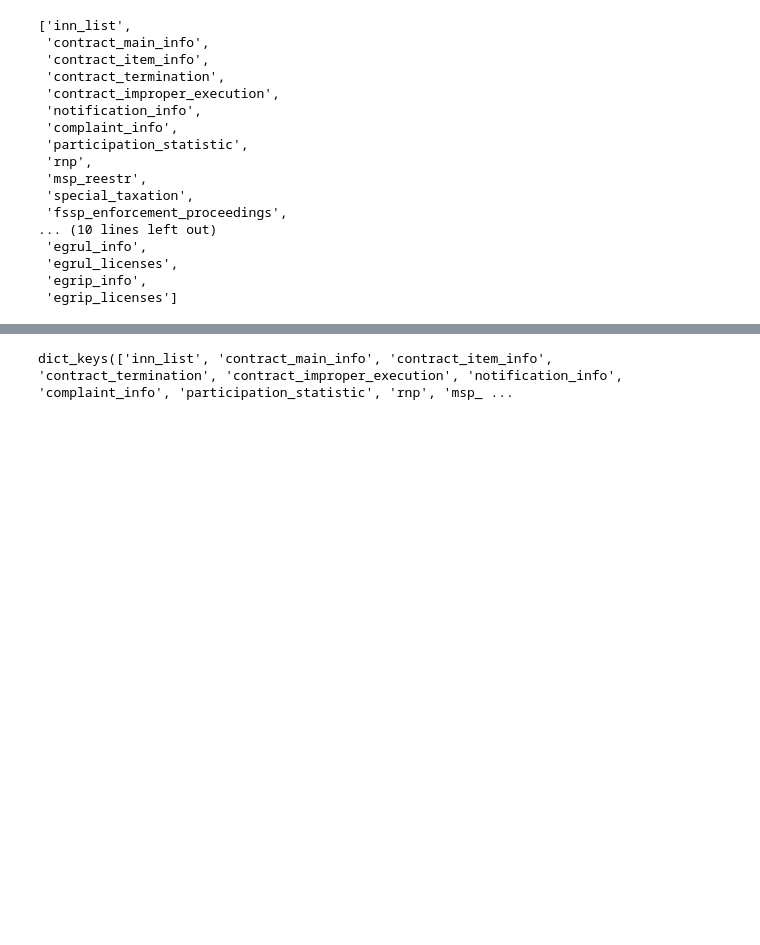
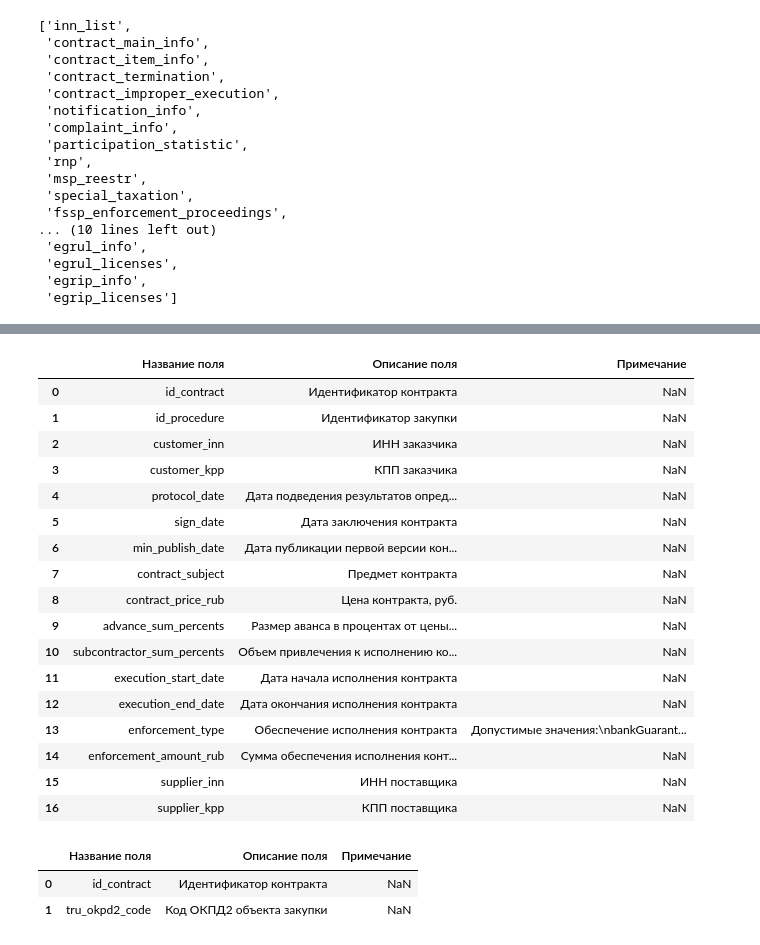
Before and after one commit to werserk/RLTHack, a Jupyter notebook: FirstLook.ipynb, the cells around one changed output, grey strips where cells are left out. Drawn from its saved outputs; the diff is of its cells as text; code cells hidden in the pictures; blank space fills up the shorter version.

```diff
--- a/FirstLook.ipynb
+++ b/FirstLook.ipynb
@@ -33,4 +61,27 @@ dict_keys(['avg_staff_qty', 'bo_balance', 'bo_capital_change_1', 'bo_capital_cha
 # %%
-full_data.desc.keys()
+full_data.desc['contract_main_info']
 # %% [output]
-dict_keys(['inn_list', 'contract_main_info', 'contract_item_info', 'contract_termination', 'contract_improper_execution', 'notification_info', 'complaint_info', 'participation_statistic', 'rnp', 'msp_ ...
+|  | Название поля | Описание поля | Примечание |
+| 0 | id_contract | Идентификатор контракта | NaN |
+| 1 | id_procedure | Идентификатор закупки | NaN |
+| 2 | customer_inn | ИНН заказчика | NaN |
+| 3 | customer_kpp | КПП заказчика | NaN |
+| 4 | protocol_date | Дата подведения результатов опред... | NaN |
+| 5 | sign_date | Дата заключения контракта | NaN |
+| 6 | min_publish_date | Дата публикации первой версии кон... | NaN |
+| 7 | contract_subject | Предмет контракта | NaN |
+| 8 | contract_price_rub | Цена контракта, руб. | NaN |
+| 9 | advance_sum_percents | Размер аванса в процентах от цены... | NaN |
+| 10 | subcontractor_sum_percents | Объем привлечения к исполнению ко... | NaN |
+| 11 | execution_start_date | Дата начала исполнения контракта | NaN |
+| 12 | execution_end_date | Дата окончания исполнения контракта | NaN |
+| 13 | enforcement_type | Обеспечение исполнения контракта | Допустимые значения:\nbankGuarant... |
+| 14 | enforcement_amount_rub | Сумма обеспечения исполнения конт... | NaN |
+| 15 | supplier_inn | ИНН поставщика | NaN |
+| 16 | supplier_kpp | КПП поставщика | NaN |
+# %%
+full_data.desc['contract_item_info']
+# %% [output]
+|  | Название поля | Описание поля | Примечание |
+| 0 | id_contract | Идентификатор контракта | NaN |
+| 1 | tru_okpd2_code | Код ОКПД2 объекта закупки | NaN |
```
Also changed, not shown: parts of 27 cells of this notebook, 1 other file.
